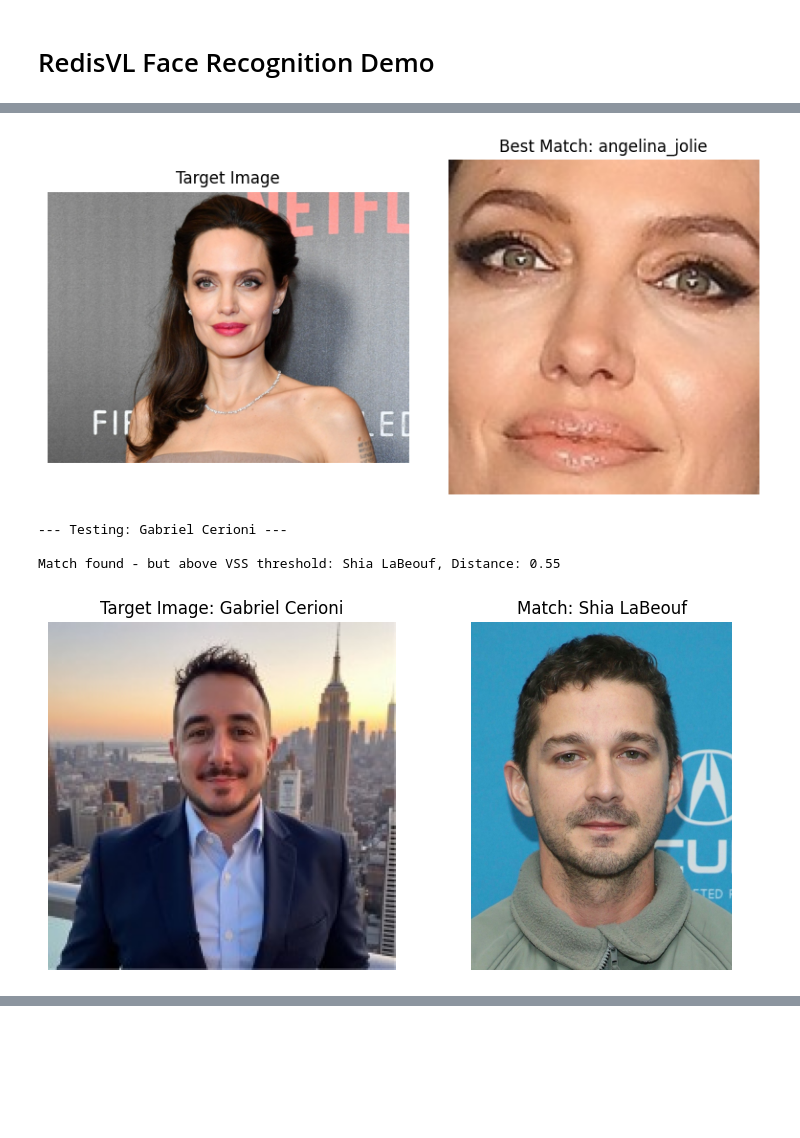
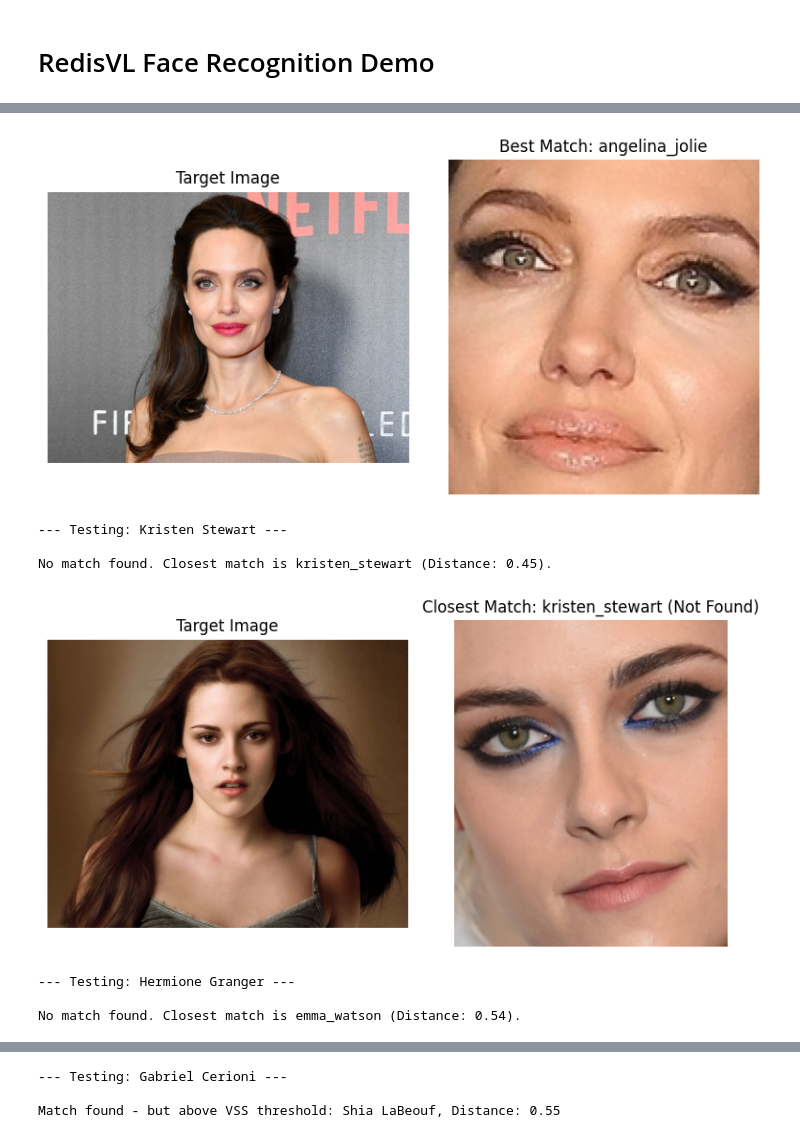
Before and after one commit to gacerioni/redisvl_gabs_facial_recognition, a Jupyter notebook: final_colab_redisvl_gabs_sunday.ipynb, the cells around one changed output, grey strips where cells are left out. Saved outputs shown, nothing was run; the diff lists cells and outputs as text; code cells hidden in the pictures; blank space fills up the shorter version.

```diff
--- a/final_colab_redisvl_gabs_sunday.ipynb
+++ b/final_colab_redisvl_gabs_sunday.ipynb
@@ -299,6 +299,8 @@ def main():
     # Test queries
     test_cases = [
         ("https://github.com/serengil/deepface/raw/master/tests/dataset/img2.jpg", "Angelina Jolie"),
+        ("https://hellogiggles.com/wp-content/uploads/sites/7/2016/11/11/4202612-kristen-stewart-2009-twilight-new-moon-normal5.4.jpg?quality=82&strip=all", "Kristen Stewart"),
+        ("https://static.wikia.nocookie.net/littlewomen/images/a/ac/Emmawatson.png/revision/latest?cb=20191221175400", "Hermione Granger"),
         # ("https://hairstyles.thehairstyler.com/hairstyle_views/front_view_images/3920/original/Daniel-Radcliffe.jpg", "Daniel Radcliffe"),
         # ("https://i.pinimg.com/236x/86/1e/cd/861ecdea00e123427268231fbc164a44.jpg", "Adam Sandler"),
         # ("https://github.com/serengil/deepface/raw/master/tests/dataset/img42.jpg", "Zooey Deschanel (Expect Katy Perry Test)"),
@@ -322,10 +324,13 @@ if __name__ == "__main__":
 Redis already contains 259 records. Skipping data injection.
 
 --- Testing: Angelina Jolie ---
 
 Match found: angelina_jolie, Distance: 0.27
 [figure]
---- Testing: Gabriel Cerioni ---
+--- Testing: Kristen Stewart ---
 
-Match found - but above VSS threshold: Shia LaBeouf, Distance: 0.55
+No match found. Closest match is kristen_stewart (Distance: 0.45).
-[figure, old version]
+[figure, new version]
+--- Testing: Hermione Granger ---
+
+No match found. Closest match is emma_watson (Distance: 0.54).
@@ -331,0 +338,3 @@ Match found - but above VSS threshold: Shia LaBeouf, Distance: 0.55
+--- Testing: Gabriel Cerioni ---
+
+Match found - but above VSS threshold: Shia LaBeouf, Distance: 0.55
```
Also changed, not shown: parts of 2 cells of this notebook.
